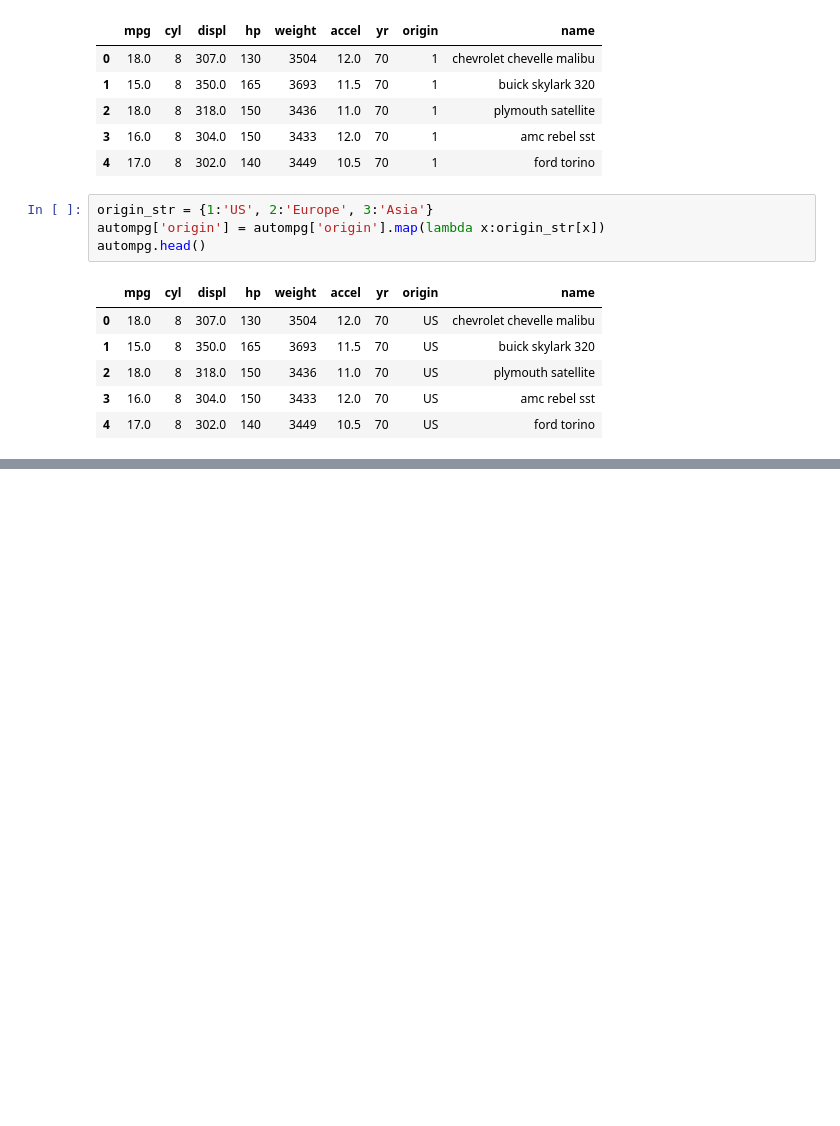
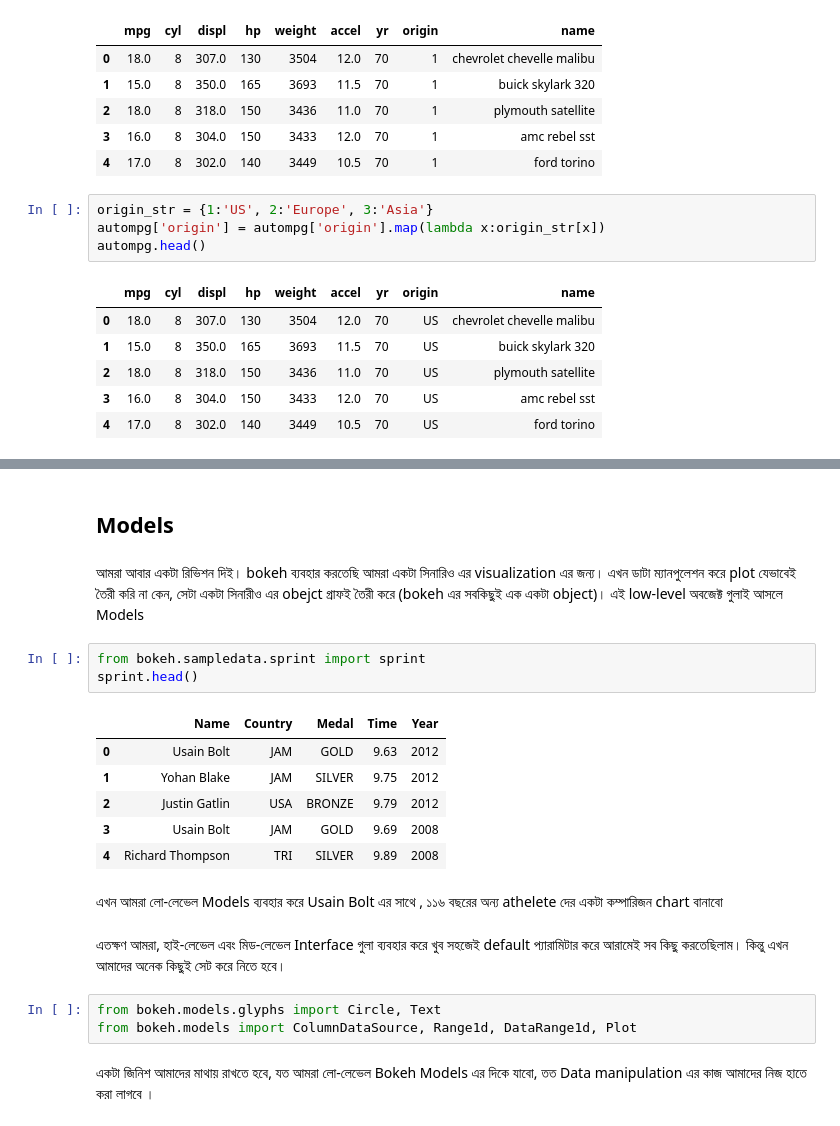
Before and after one commit to pdfarhad/python-for-datascience, a Jupyter notebook: Visualizing Bokeh.ipynb, the cells around one changed output, grey strips where cells are left out. Cells and saved outputs as stored; diff of their text form; blank space fills up the shorter version.

Commit message:
Upto models in bokeh

```diff
--- a/Visualizing Bokeh.ipynb
+++ b/Visualizing Bokeh.ipynb
@@ -193,0 +301,23 @@ show(p)
+# %% [markdown]
+## Models
+# %% [markdown]
+আমরা আবার একটা রিভিশন দিই। bokeh ব্যবহার করতেছি আমরা একটা সিনারিও এর visualization এর জন্য। এখন ডাটা ম্যানপুলেশন করে plot যেভাবেই তৈরী করি না কেন, সেটা একটা সিনারীও এর obejct গ্রাফই তৈরী করে (bokeh এর সবকিছুই এক একটা object)। এই low-level অবজেক্ট গুলাই আসলে Models
+# %%
+from bokeh.sampledata.sprint import sprint
+sprint.head()
+# %% [output]
+|  | Name | Country | Medal | Time | Year |
+| 0 | Usain Bolt | JAM | GOLD | 9.63 | 2012 |
+| 1 | Yohan Blake | JAM | SILVER | 9.75 | 2012 |
+| 2 | Justin Gatlin | USA | BRONZE | 9.79 | 2012 |
+| 3 | Usain Bolt | JAM | GOLD | 9.69 | 2008 |
+| 4 | Richard Thompson | TRI | SILVER | 9.89 | 2008 |
+# %% [markdown]
+এখন আমরা লো-লেভেল Models ব্যবহার করে Usain Bolt এর সাথে , ১১৬ বছরের অন্য athelete দের একটা কম্পারিজন chart বানাবো
+# %% [markdown]
+এতক্ষণ আমরা, হাই-লেভেল এবং মিড-লেভেল Interface গুলা ব্যবহার করে খুব সহজেই default প্যারামিটার করে আরামেই সব কিছু করতেছিলাম। কিন্তু এখন আমাদের অনেক কিছুই সেট করে নিতে হবে।
+# %%
+from bokeh.models.glyphs import Circle, Text
+from bokeh.models import ColumnDataSource, Range1d, DataRange1d, Plot
+# %% [markdown]
+একটা জিনিশ আমাদের মাথায় রাখতে হবে, যত আমরা লো-লেভেল Bokeh Models এর দিকে যাবো, তত Data manipulation এর কাজ আমাদের নিজ হাতে করা লাগবে ।
```
Also changed, not shown: parts of 31 cells of this notebook.
